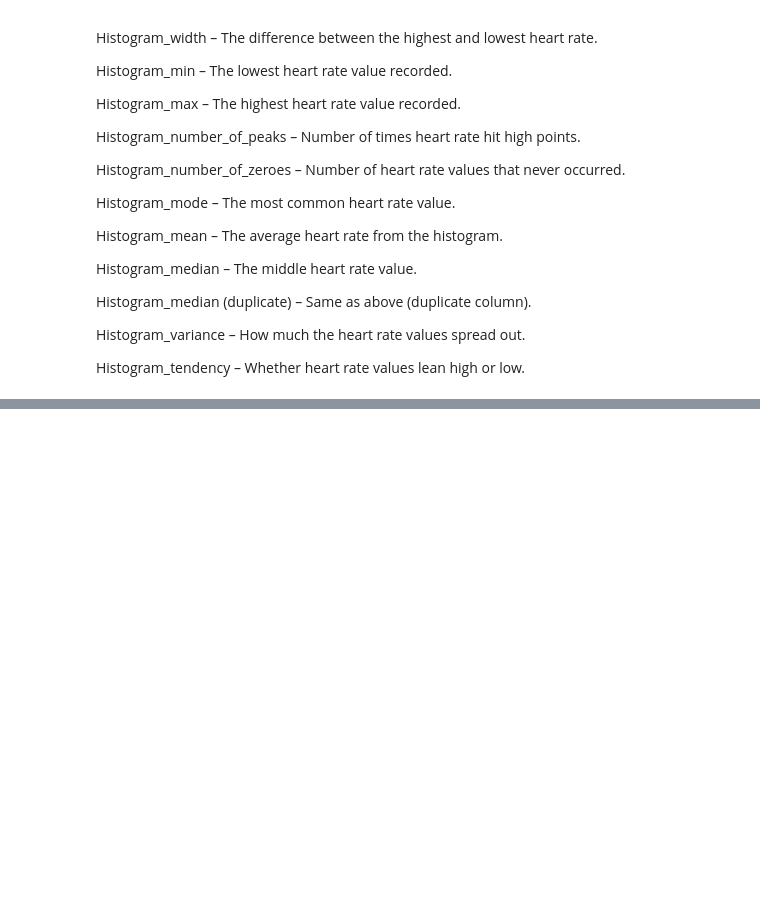
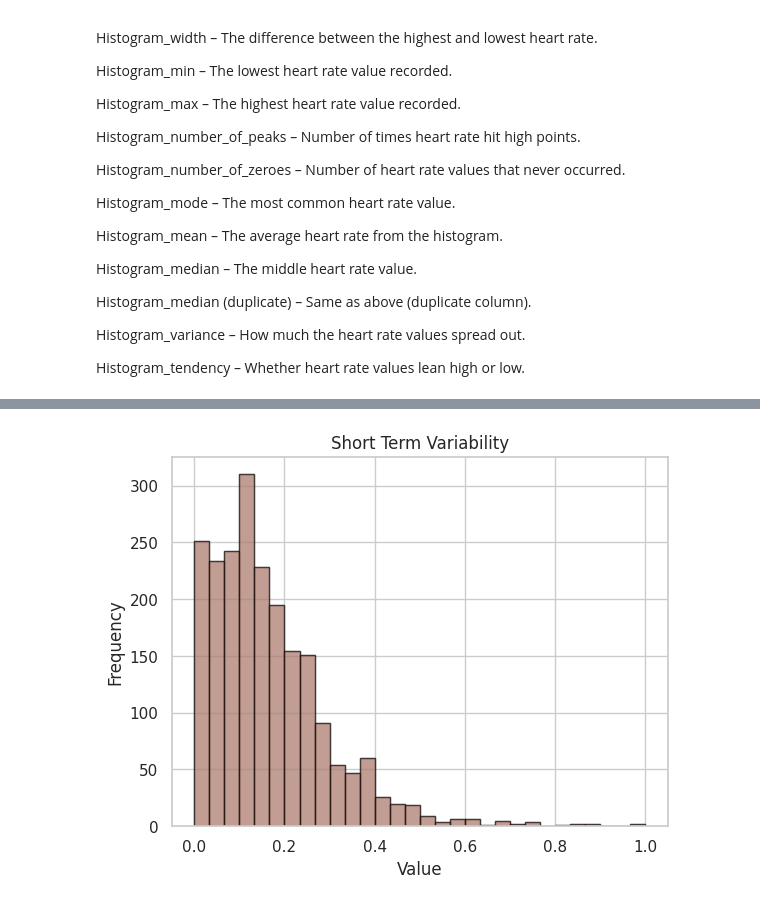
Before and after one commit to ShaneBollinger/Fetal-ANS-Health-Prediction-Project, a Jupyter notebook: TCS__Reproductive_Medicine_ipynb.ipynb, the cells around one changed output, grey strips where cells are left out. Cells and saved outputs as stored; diff of their text form; code cells hidden in the pictures; blank space fills up the shorter version.

```diff
--- a/TCS__Reproductive_Medicine_ipynb.ipynb
+++ b/TCS__Reproductive_Medicine_ipynb.ipynb
@@ -88,0 +87,14 @@ df.head(1)
+# %%
+norm_scaler = MinMaxScaler()
+df['mean_value_of_long_term_variability'] = norm_scaler.fit_transform(df[['mean_value_of_long_term_variability']])
+plt.hist(df['mean_value_of_long_term_variability'], bins=30, edgecolor='black', alpha= 0.5)
+df['mean_value_of_short_term_variability'] = norm_scaler.fit_transform(df[['mean_value_of_short_term_variability']])
+plt.hist(df['mean_value_of_short_term_variability'], bins=30, edgecolor='black', alpha= 0.5)
+
+plt.xlabel('Value')
+plt.ylabel('Frequency')
+plt.title('Short Term Variability')
+
+plt.show()
+# %% [output]
+[figure, added]
```
Also changed, not shown: parts of 16 cells of this notebook.
